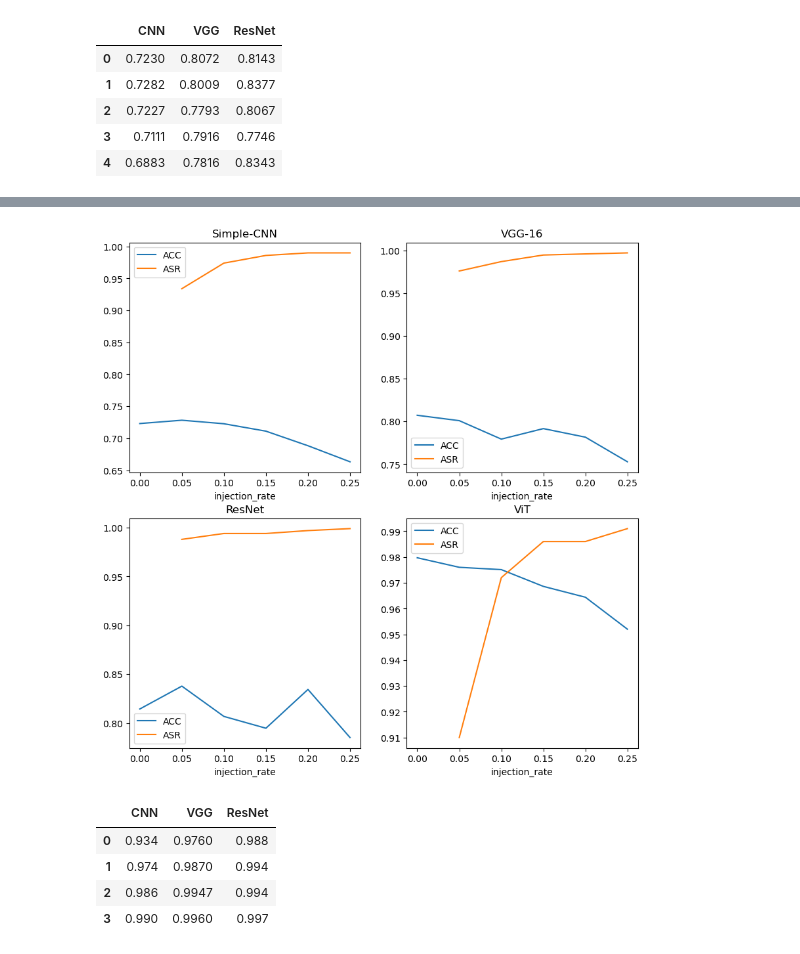
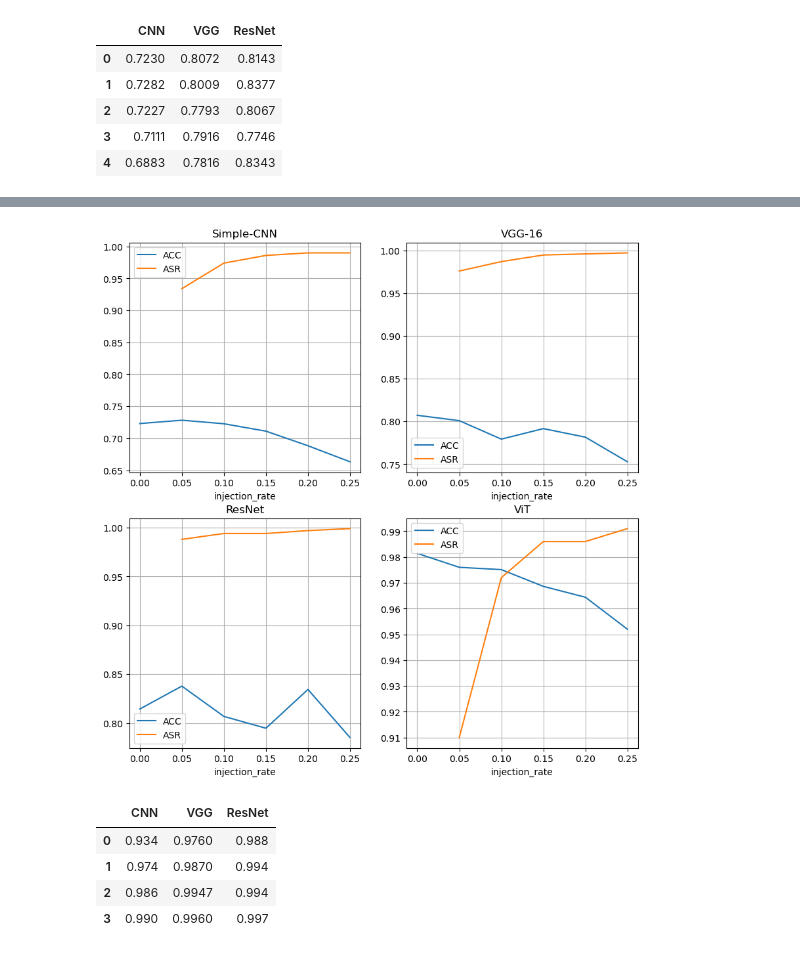
Before and after one commit to khrisyu9/BackdoorDefenseDA, a Jupyter notebook: cifar10_backdoor_patch2.ipynb, the cells around one changed output, grey strips where cells are left out. Drawn from its saved outputs; the diff is of its cells as text; code cells hidden in the pictures.

```diff
--- a/cifar10_backdoor_patch2.ipynb
+++ b/cifar10_backdoor_patch2.ipynb
@@ -1635,12 +1647,13 @@ import pandas as pd
 #create DataFrame
 df_vit = pd.DataFrame({'injection_rate': [0, 0.05, 0.05, 0.10, 0.10, 0.15, 0.15, 0.20, 0.20, 0.25, 0.25],
                        'type': ['ACC', 'ACC', 'ASR', 'ACC', 'ASR', 'ACC', 'ASR', 'ACC', 'ASR', 'ACC', 'ASR'],
-                       'value': [0.9797, 0.976, 0.91, 0.9751, 0.972, 0.9686, 0.986, 0.9644, 0.986, 0.952, 0.991]})
+                       'value': [0.9814, 0.976, 0.91, 0.9751, 0.972, 0.9686, 0.986, 0.9644, 0.986, 0.952, 0.991]})
 #define index column
 df_vit.set_index('injection_rate', inplace=True)
 
 #group data by product and display sales as line chart
 df_vit.groupby('type')['value'].plot(legend=True)
 plt.title("ViT")
+plt.grid()
 plt.savefig('vit_acc_asr.png')
 # %% [output]
@@ -1648,31 +1661,33 @@ plt.savefig('vit_acc_asr.png')
 # %%
 # create figure
 fig = plt.figure(figsize=(10, 10))
 # setting values to rows and column variables
 rows = 2
 columns = 2
 # Adds a subplot at the 1st position
 fig.add_subplot(rows, columns, 1)
 df_cnn.groupby('type')['value'].plot(legend=True)
 plt.title("Simple-CNN")
-
+plt.grid()
 # Adds a subplot at the 2nd position
 fig.add_subplot(rows, columns, 2)
 df_vgg.groupby('type')['value'].plot(legend=True)
 plt.title("VGG-16")
-
+plt.grid()
 # Adds a subplot at the 3rd position
 fig.add_subplot(rows, columns, 3)
 df_res.groupby('type')['value'].plot(legend=True)
 plt.title("ResNet")
+plt.grid()
 
 # Adds a subplot at the 4th position
 fig.add_subplot(rows, columns, 4)
 df_vit.groupby('type')['value'].plot(legend=True)
 plt.title("ViT")
-plt.savefig('different_dnns_acc_asr.png')
+plt.grid()
+plt.savefig('different_dnns_acc_asr_raw.png')
 # %% [output]
-[figure, old version]
+[figure, new version]
 # %%
 # initialize list of lists
 data_asr = [[final_cnn_result_5_asr, final_vgg_result_5_asr, final_resnet_result_5_asr],
```
Also changed, not shown: parts of 22 cells of this notebook, 16 other files.
